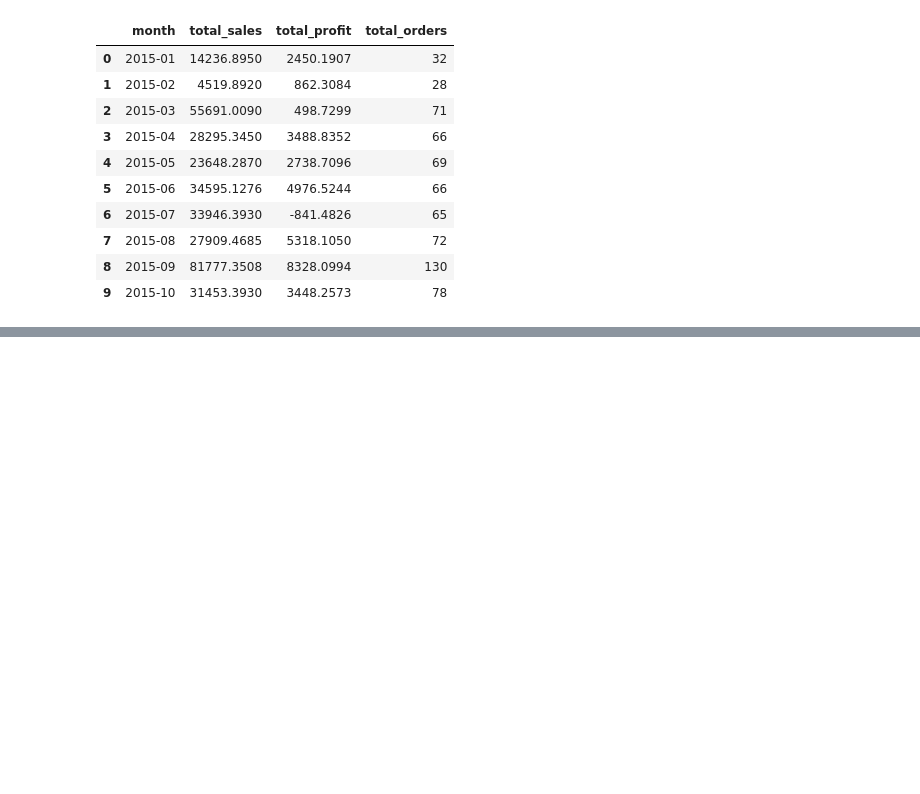
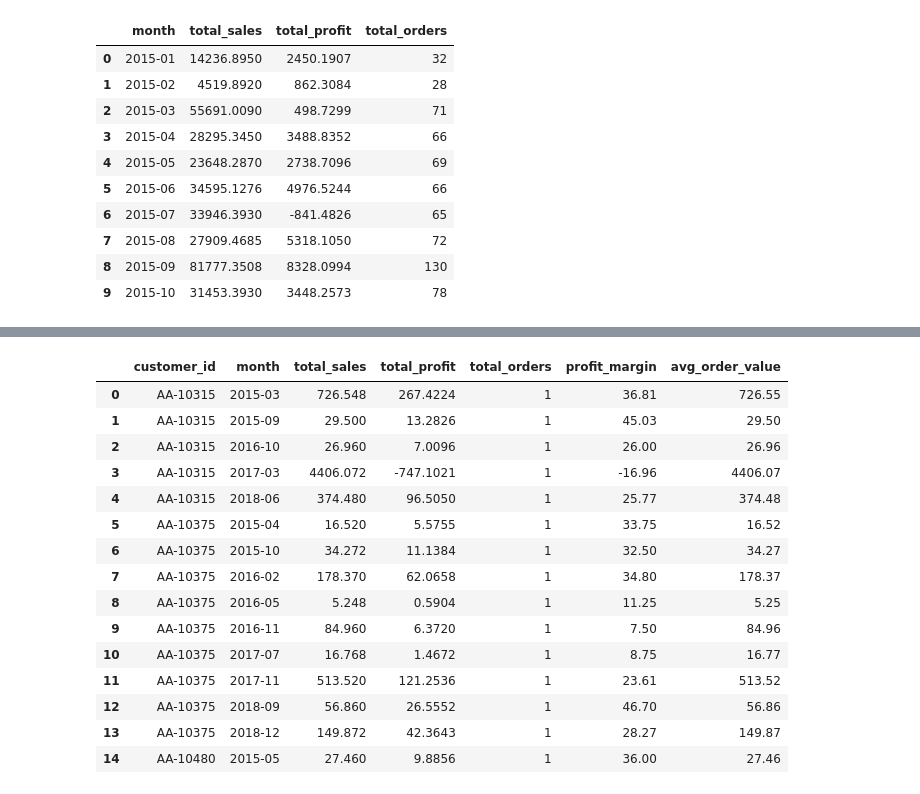
Before and after one commit to ofega91/superstore-data-analysis, a Jupyter notebook: notebooks/03_superstore_statistics.ipynb, the cells around one changed output, grey strips where cells are left out. Cells and saved outputs as stored; diff of their text form; code cells hidden in the pictures; blank space fills up the shorter version.

```diff
--- a/notebooks/03_superstore_statistics.ipynb
+++ b/notebooks/03_superstore_statistics.ipynb
@@ -117,0 +133,20 @@ monthly_summary.head(10)
+# %%
+customer_monthly['avg_order_value'] = (customer_monthly['total_sales']/customer_monthly['total_orders']).round(2)
+customer_monthly.head(15)
+# %% [output]
+|  | customer_id | month | total_sales | total_profit | total_orders | profit_margin | avg_order_value |
+| 0 | AA-10315 | 2015-03 | 726.548 | 267.4224 | 1 | 36.81 | 726.55 |
+| 1 | AA-10315 | 2015-09 | 29.500 | 13.2826 | 1 | 45.03 | 29.50 |
+| 2 | AA-10315 | 2016-10 | 26.960 | 7.0096 | 1 | 26.00 | 26.96 |
+| 3 | AA-10315 | 2017-03 | 4406.072 | -747.1021 | 1 | -16.96 | 4406.07 |
+| 4 | AA-10315 | 2018-06 | 374.480 | 96.5050 | 1 | 25.77 | 374.48 |
+| 5 | AA-10375 | 2015-04 | 16.520 | 5.5755 | 1 | 33.75 | 16.52 |
+| 6 | AA-10375 | 2015-10 | 34.272 | 11.1384 | 1 | 32.50 | 34.27 |
+| 7 | AA-10375 | 2016-02 | 178.370 | 62.0658 | 1 | 34.80 | 178.37 |
+| 8 | AA-10375 | 2016-05 | 5.248 | 0.5904 | 1 | 11.25 | 5.25 |
+| 9 | AA-10375 | 2016-11 | 84.960 | 6.3720 | 1 | 7.50 | 84.96 |
+| 10 | AA-10375 | 2017-07 | 16.768 | 1.4672 | 1 | 8.75 | 16.77 |
+| 11 | AA-10375 | 2017-11 | 513.520 | 121.2536 | 1 | 23.61 | 513.52 |
+| 12 | AA-10375 | 2018-09 | 56.860 | 26.5552 | 1 | 46.70 | 56.86 |
+| 13 | AA-10375 | 2018-12 | 149.872 | 42.3643 | 1 | 28.27 | 149.87 |
+| 14 | AA-10480 | 2015-05 | 27.460 | 9.8856 | 1 | 36.00 | 27.46 |
```
Also changed, not shown: parts of 17 cells of this notebook.
